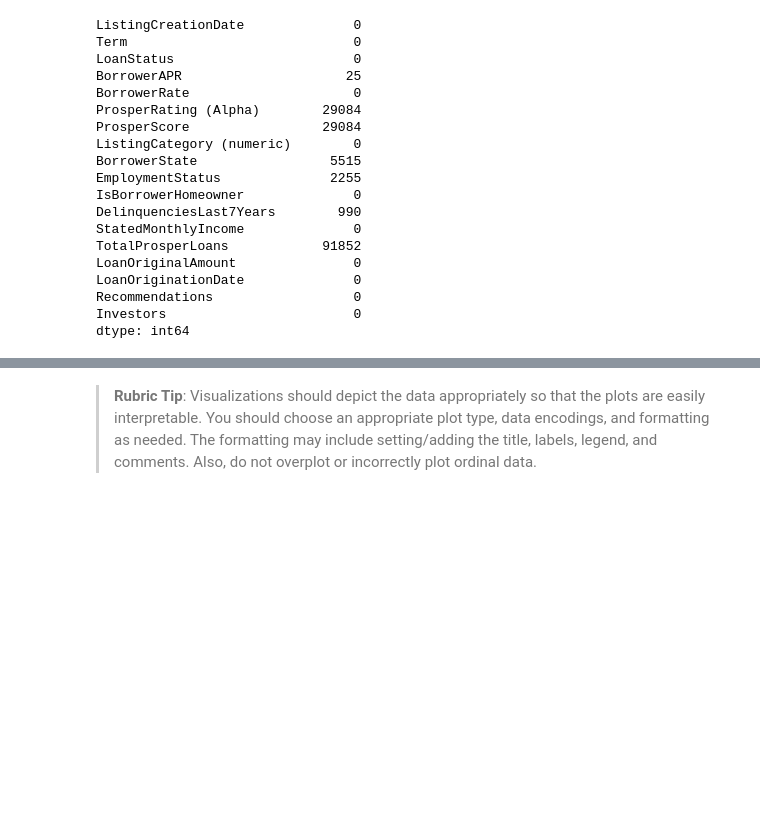
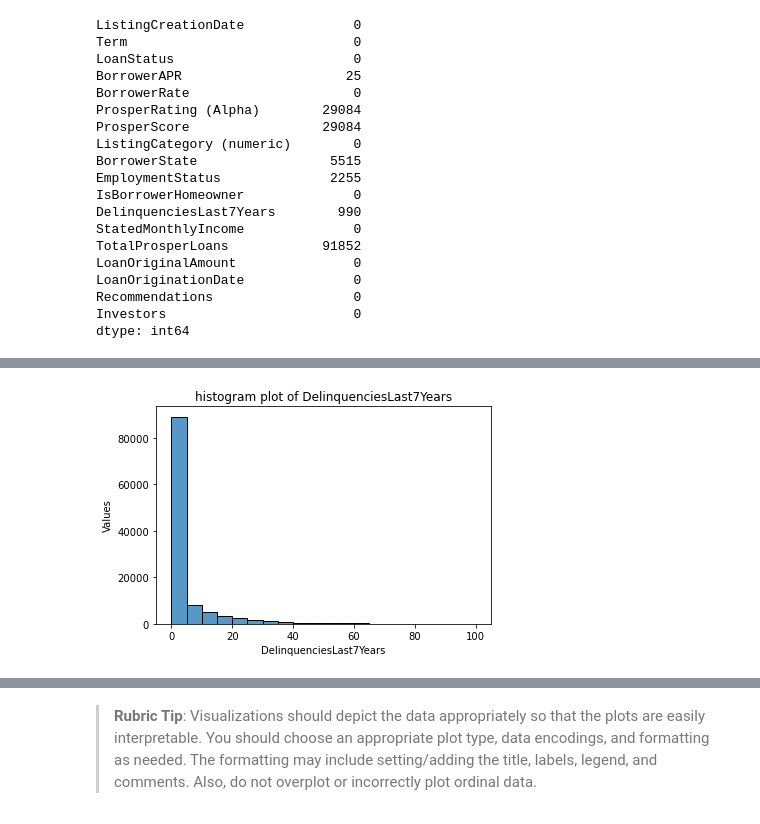
Before and after one commit to skevin-dev/communicate-data-findings, a Jupyter notebook: Notebooks/Part_I_exploration_data_analysis.ipynb, the cells around one changed output, grey strips where cells are left out. Drawn from its saved outputs; the diff is of its cells as text; code cells hidden in the pictures; blank space fills up the shorter version.

```diff
--- a/Notebooks/Part_I_exploration_data_analysis.ipynb
+++ b/Notebooks/Part_I_exploration_data_analysis.ipynb
@@ -148,0 +168,4 @@ and prepare yourself to look at relationships between variables.
+# %%
+####changing the type of columns
+df_used_cols['ProsperScore'] = df_used_cols['ProsperScore'].astype('category')
+df_used_cols['TotalProsperLoans'] = df_used_cols['TotalProsperLoans'].fillna(0).astype('int64')
@@ -148,0 +193,6 @@ and prepare yourself to look at relationships between variables.
+# %%
+#####changing bin for deliquencienslast7 years and statedmonthlyincome
+bins = np.arange(0,df_used_cols['DelinquenciesLast7Years'].max()+5,5)
+histogram(df_used_cols,'DelinquenciesLast7Years',bins=bins)
+# %% [output]
+[figure, added]
```
Also changed, not shown: parts of 13 cells of this notebook.
